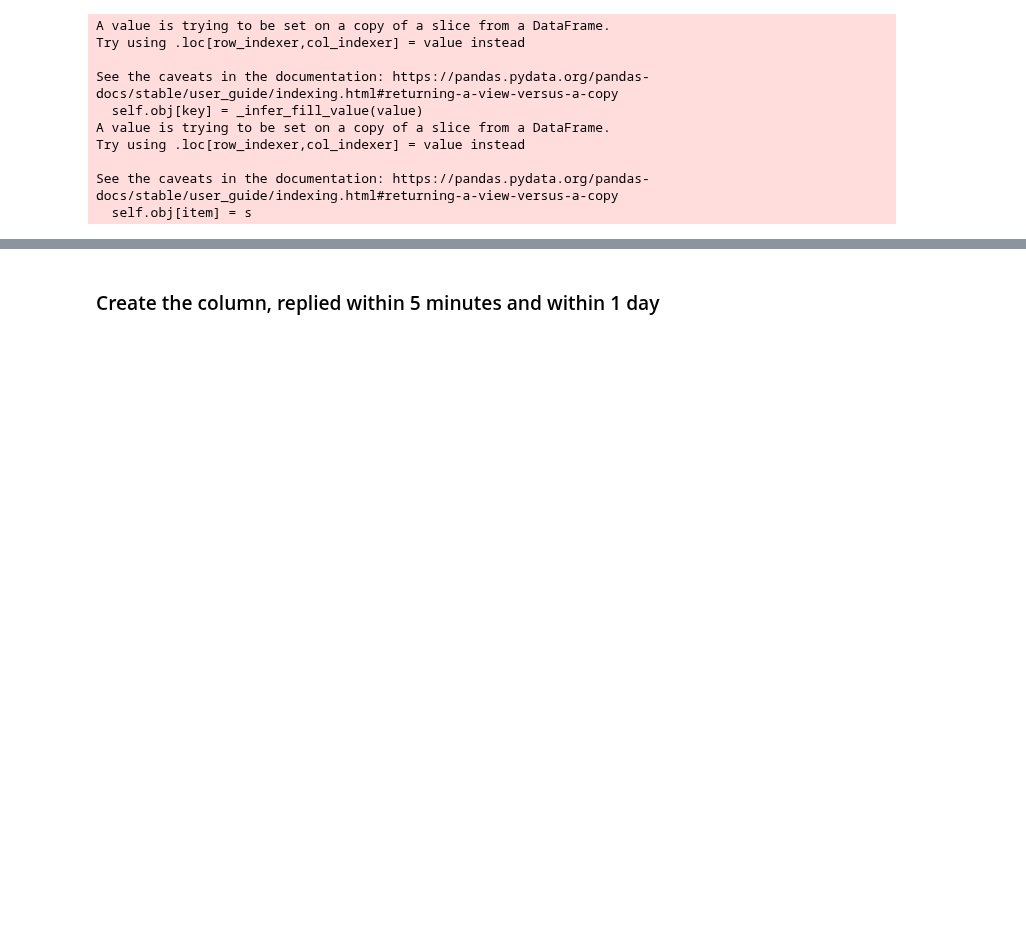
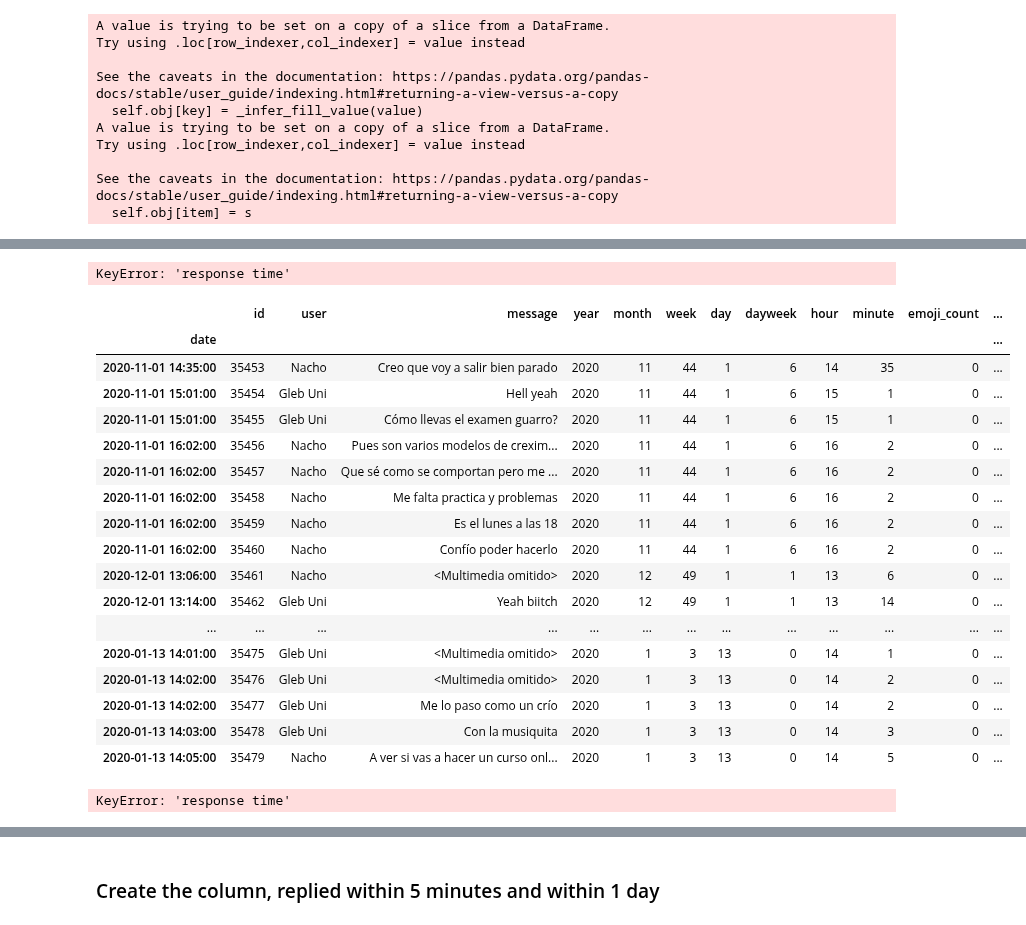
Before and after one commit to gsidorov/WhatsCeption, a Jupyter notebook: chat_to_txt_pandas.ipynb, the cells around one changed output, grey strips where cells are left out. Drawn from its saved outputs; the diff is of its cells as text; code cells hidden in the pictures; blank space fills up the shorter version.

```diff
--- a/chat_to_txt_pandas.ipynb
+++ b/chat_to_txt_pandas.ipynb
@@ -159,0 +220,3 @@ df_nacho['lag'] = df_nacho.date2.shift(1)
+# %%
+df_gleb['lag'] = pd.Series(df_gleb.index).shift(1)
+df_nacho['lag'] = pd.Series(df_nacho.index).shift(1)
@@ -159,0 +233,31 @@ df_nacho['lag'] = df_nacho.date2.shift(1)
+# %%
+df_gleb.sort_values('response time')
+# %% [output]
+KeyError: 'response time'
+# %%
+df_lag = pd.concat([df_gleb,df_nacho]).sort_values('id')
+# %%
+df_lag[35453:35480]
+# %% [output]
+|  | id | user | message | year | month | week | day | dayweek | hour | minute | emoji_count | ... |
+| date |  |  |  |  |  |  |  |  |  |  |  | ... |
+| 2020-11-01 14:35:00 | 35453 | Nacho | Creo que voy a salir bien parado | 2020 | 11 | 44 | 1 | 6 | 14 | 35 | 0 | ... |
+| 2020-11-01 15:01:00 | 35454 | Gleb Uni | Hell yeah | 2020 | 11 | 44 | 1 | 6 | 15 | 1 | 0 | ... |
+| 2020-11-01 15:01:00 | 35455 | Gleb Uni | Cómo llevas el examen guarro? | 2020 | 11 | 44 | 1 | 6 | 15 | 1 | 0 | ... |
+| 2020-11-01 16:02:00 | 35456 | Nacho | Pues son varios modelos de crexim... | 2020 | 11 | 44 | 1 | 6 | 16 | 2 | 0 | ... |
+| 2020-11-01 16:02:00 | 35457 | Nacho | Que sé como se comportan pero me ... | 2020 | 11 | 44 | 1 | 6 | 16 | 2 | 0 | ... |
+| 2020-11-01 16:02:00 | 35458 | Nacho | Me falta practica y problemas | 2020 | 11 | 44 | 1 | 6 | 16 | 2 | 0 | ... |
+| 2020-11-01 16:02:00 | 35459 | Nacho | Es el lunes a las 18 | 2020 | 11 | 44 | 1 | 6 | 16 | 2 | 0 | ... |
+| 2020-11-01 16:02:00 | 35460 | Nacho | Confío poder hacerlo | 2020 | 11 | 44 | 1 | 6 | 16 | 2 | 0 | ... |
+| 2020-12-01 13:06:00 | 35461 | Nacho | <Multimedia omitido> | 2020 | 12 | 49 | 1 | 1 | 13 | 6 | 0 | ... |
+| 2020-12-01 13:14:00 | 35462 | Gleb Uni | Yeah biitch | 2020 | 12 | 49 | 1 | 1 | 13 | 14 | 0 | ... |
+| ... | ... | ... | ... | ... | ... | ... | ... | ... | ... | ... | ... | ... |
+| 2020-01-13 14:01:00 | 35475 | Gleb Uni | <Multimedia omitido> | 2020 | 1 | 3 | 13 | 0 | 14 | 1 | 0 | ... |
+| 2020-01-13 14:02:00 | 35476 | Gleb Uni | <Multimedia omitido> | 2020 | 1 | 3 | 13 | 0 | 14 | 2 | 0 | ... |
+| 2020-01-13 14:02:00 | 35477 | Gleb Uni | Me lo paso como un crío | 2020 | 1 | 3 | 13 | 0 | 14 | 2 | 0 | ... |
+| 2020-01-13 14:03:00 | 35478 | Gleb Uni | Con la musiquita | 2020 | 1 | 3 | 13 | 0 | 14 | 3 | 0 | ... |
+| 2020-01-13 14:05:00 | 35479 | Nacho | A ver si vas a hacer un curso onl... | 2020 | 1 | 3 | 13 | 0 | 14 | 5 | 0 | ... |
+# %%
+df_lag.sort_values(by='response time', )
+# %% [output]
+KeyError: 'response time'
```
Also changed, not shown: parts of 47 cells of this notebook, 11 other files.
